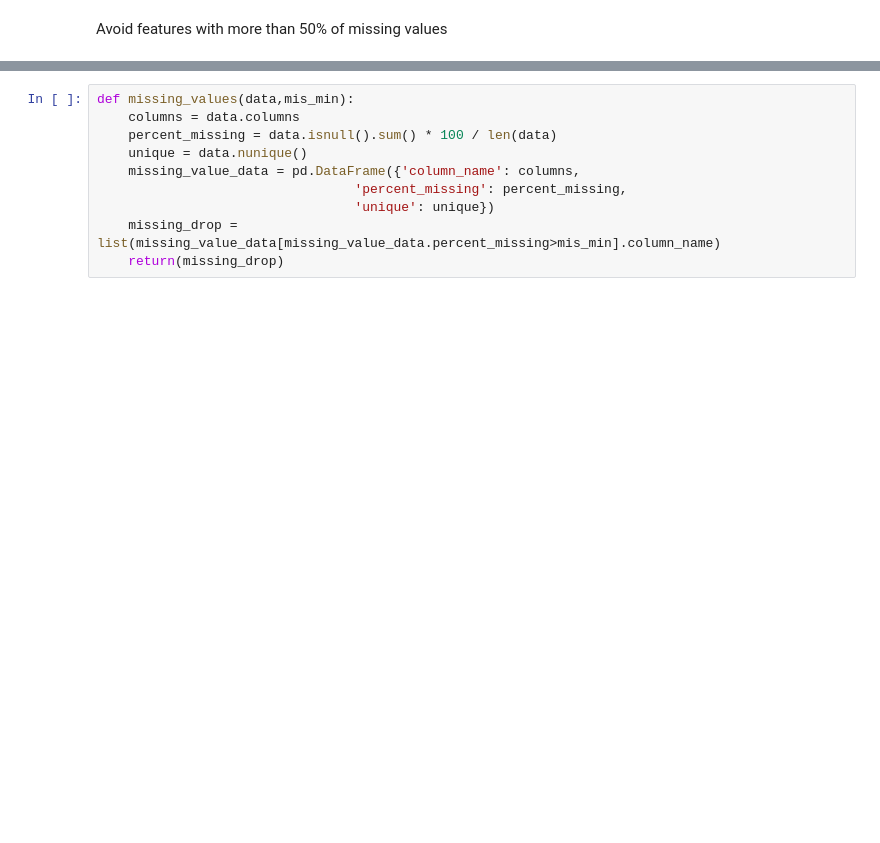
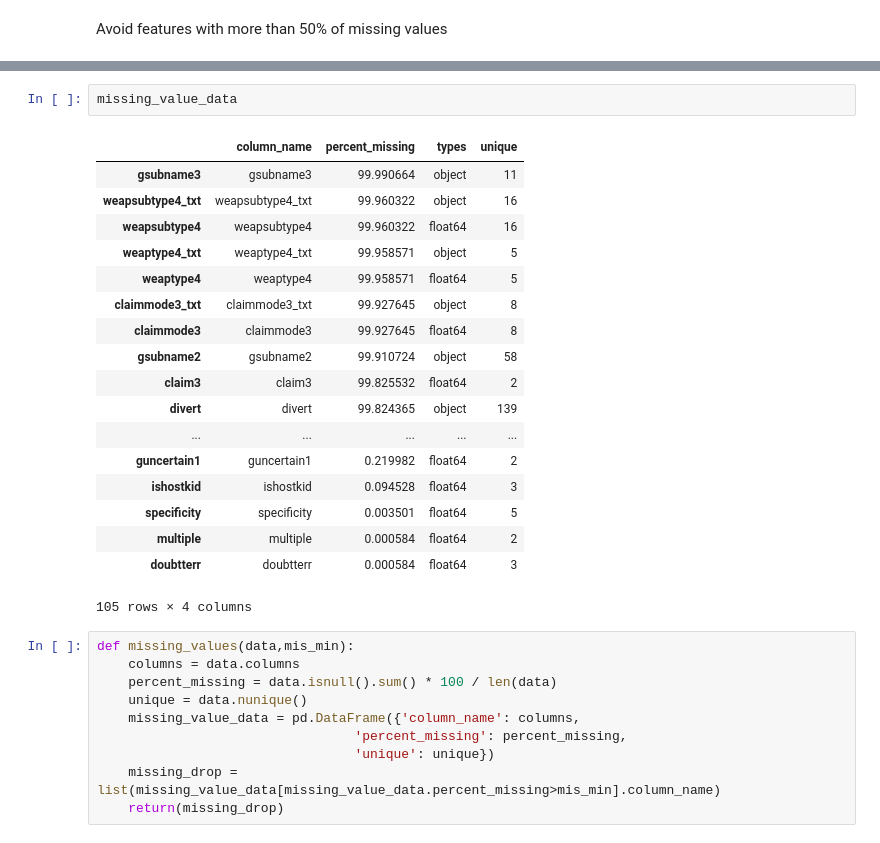
Before and after one commit to fredericoguerra/ML-Udacity-CapstoneProject, a Jupyter notebook: GlobalTerrorismAttack.ipynb, the cells around one changed output, grey strips where cells are left out. Saved outputs shown, nothing was run; the diff lists cells and outputs as text; blank space fills up the shorter version.

```diff
--- a/GlobalTerrorismAttack.ipynb
+++ b/GlobalTerrorismAttack.ipynb
@@ -92,3 +145,24 @@ Avoid features with more than 50% of missing values
+# %%
+missing_value_data
+# %% [output]
+|  | column_name | percent_missing | types | unique |
+| gsubname3 | gsubname3 | 99.990664 | object | 11 |
+| weapsubtype4_txt | weapsubtype4_txt | 99.960322 | object | 16 |
+| weapsubtype4 | weapsubtype4 | 99.960322 | float64 | 16 |
+| weaptype4_txt | weaptype4_txt | 99.958571 | object | 5 |
+| weaptype4 | weaptype4 | 99.958571 | float64 | 5 |
+| claimmode3_txt | claimmode3_txt | 99.927645 | object | 8 |
+| claimmode3 | claimmode3 | 99.927645 | float64 | 8 |
+| gsubname2 | gsubname2 | 99.910724 | object | 58 |
+| claim3 | claim3 | 99.825532 | float64 | 2 |
+| divert | divert | 99.824365 | object | 139 |
+| ... | ... | ... | ... | ... |
+| guncertain1 | guncertain1 | 0.219982 | float64 | 2 |
+| ishostkid | ishostkid | 0.094528 | float64 | 3 |
+| specificity | specificity | 0.003501 | float64 | 5 |
+| multiple | multiple | 0.000584 | float64 | 2 |
+| doubtterr | doubtterr | 0.000584 | float64 | 3 |
+105 rows × 4 columns
 # %%
 def missing_values(data,mis_min):
     columns = data.columns
```
Also changed, not shown: parts of 21 cells of this notebook.
